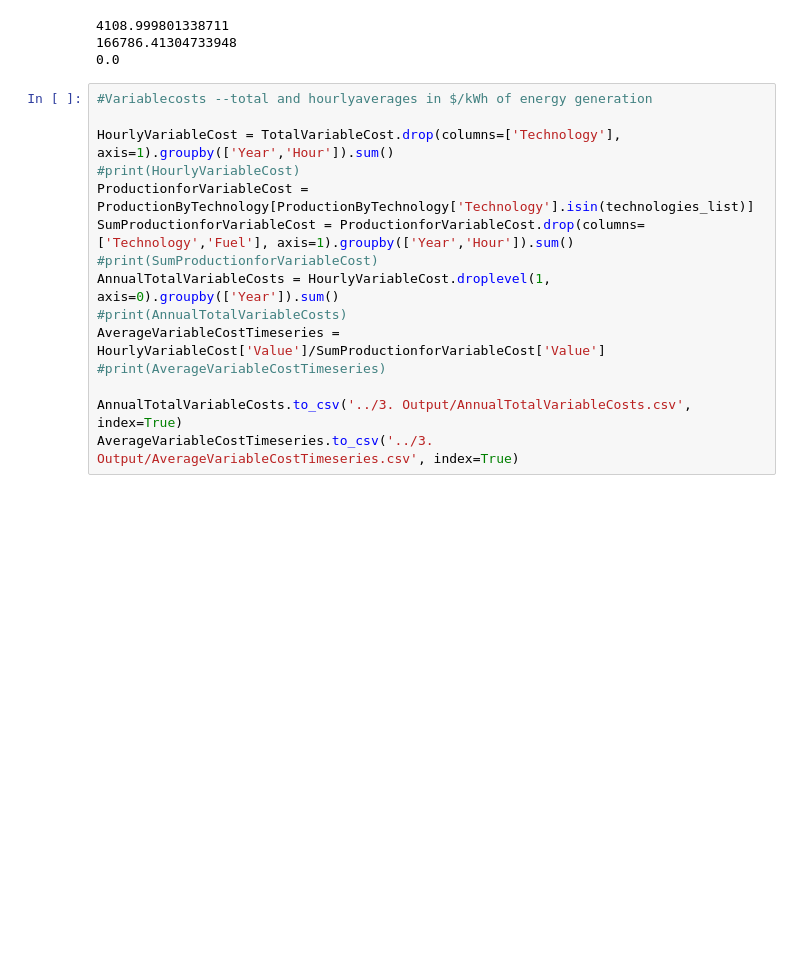
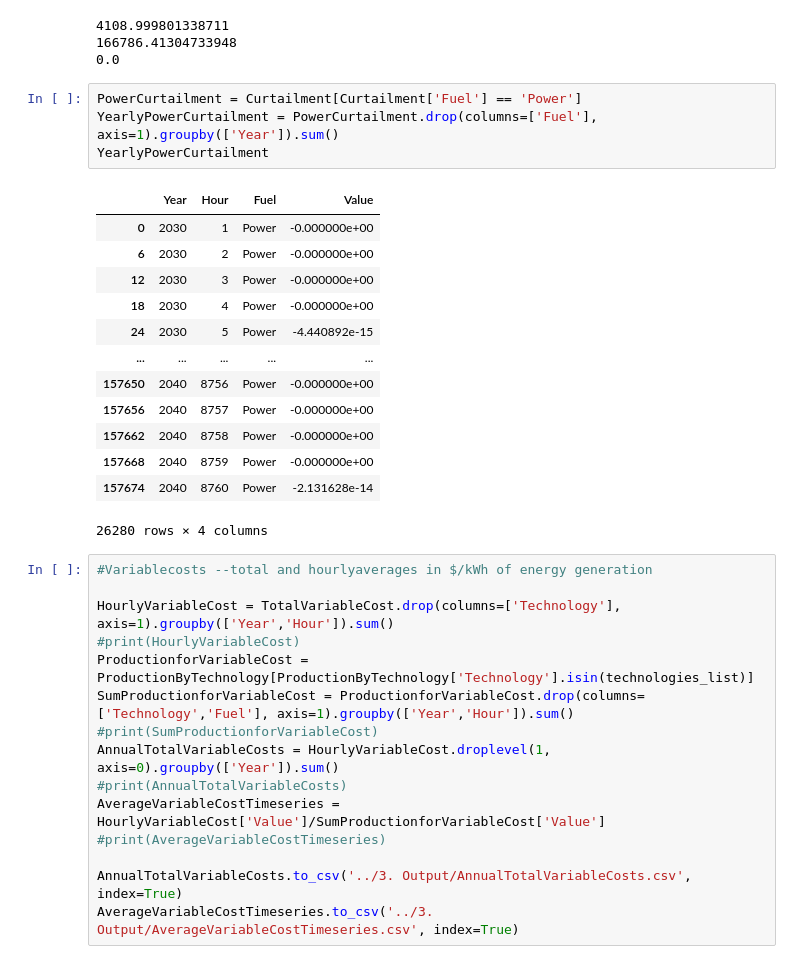
Before and after one commit to TahaAhmedSiddiqui/Energy-Modelling---Isle-of-Eigg, a Jupyter notebook: 3. Future Scenario - Electrified/2. Code/Model.ipynb, the cells around one changed output. Saved outputs shown, nothing was run; the diff lists cells and outputs as text; blank space fills up the shorter version.

Commit message:
Got annual power curtailment

```diff
--- a/3. Future Scenario - Electrified/2. Code/Model.ipynb
+++ b/3. Future Scenario - Electrified/2. Code/Model.ipynb
@@ -451,6 +451,24 @@ print(max(instance.InfeasibleGeneration.extract_values().values()))
 4108.999801338711
 166786.41304733948
 0.0
+# %%
+PowerCurtailment = Curtailment[Curtailment['Fuel'] == 'Power']
+YearlyPowerCurtailment = PowerCurtailment.drop(columns=['Fuel'], axis=1).groupby(['Year']).sum()
+YearlyPowerCurtailment
+# %% [output]
+|  | Year | Hour | Fuel | Value |
+| 0 | 2030 | 1 | Power | -0.000000e+00 |
+| 6 | 2030 | 2 | Power | -0.000000e+00 |
+| 12 | 2030 | 3 | Power | -0.000000e+00 |
+| 18 | 2030 | 4 | Power | -0.000000e+00 |
+| 24 | 2030 | 5 | Power | -4.440892e-15 |
+| ... | ... | ... | ... | ... |
+| 157650 | 2040 | 8756 | Power | -0.000000e+00 |
+| 157656 | 2040 | 8757 | Power | -0.000000e+00 |
+| 157662 | 2040 | 8758 | Power | -0.000000e+00 |
+| 157668 | 2040 | 8759 | Power | -0.000000e+00 |
+| 157674 | 2040 | 8760 | Power | -2.131628e-14 |
+26280 rows × 4 columns
 # %%
 #Variablecosts --total and hourlyaverages in $/kWh of energy generation
 
```
Also changed, not shown: parts of 1 cell of this notebook.
